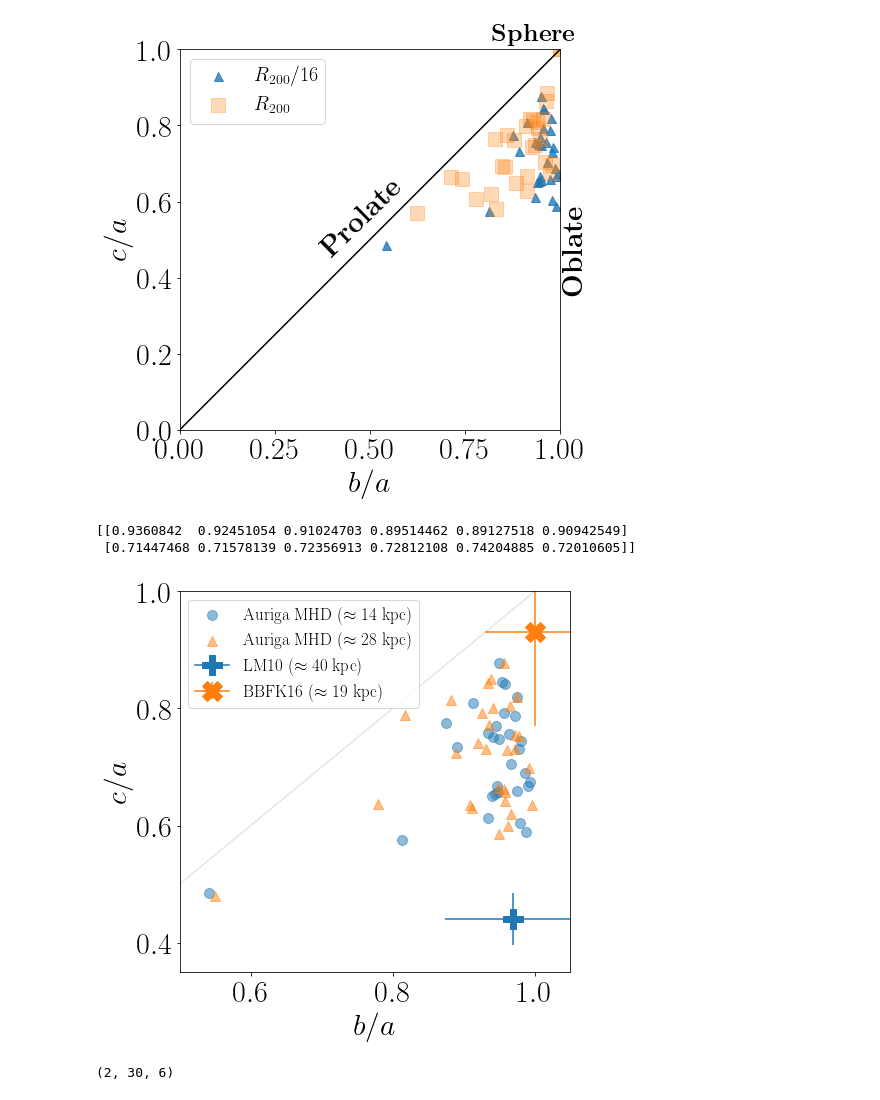
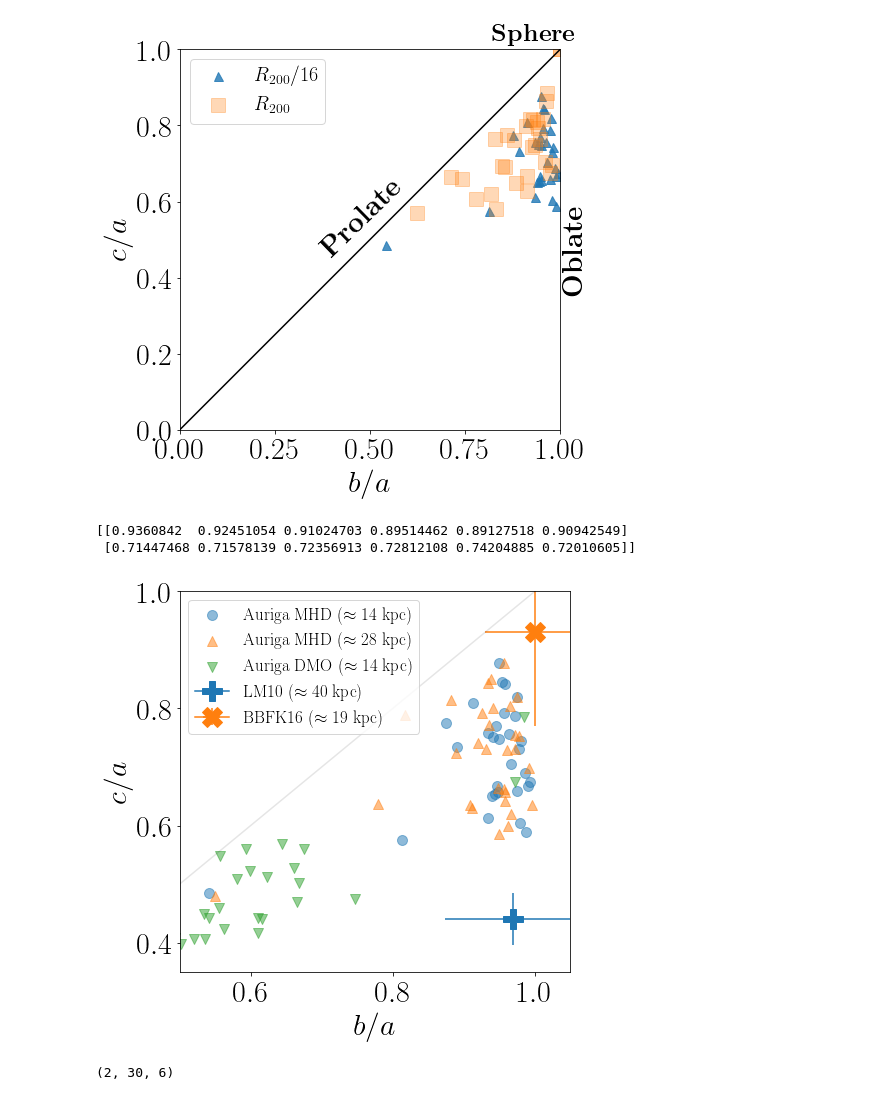
Before and after one commit to jdprada1760/Paper_Halo_shapes, a Jupyter notebook: Code/Triaxial_Plane.ipynb, the cells around one changed output. Cells and saved outputs as stored; diff of their text form; code cells hidden in the pictures.

```diff
--- a/Code/Triaxial_Plane.ipynb
+++ b/Code/Triaxial_Plane.ipynb
@@ -292,7 +292,8 @@ plt.rc('text', usetex=True)
 plt.rc('font', family='serif')
 
 # for the table (PAPER)
-summary = np.array([axe[:,:,1]/axe[:,:,0], axe[:,:,2]/axe[:,:,0]])
+summary = np.array([axesMHD[:,:,1]/axesMHD[:,:,0], axesMHD[:,:,2]/axesMHD[:,:,0]])
+summary_DMO = np.array([axesDM[:,:,1]/axesDM[:,:,0], axesDM[:,:,2]/axesDM[:,:,0]])
 mean = np.mean(summary, axis=1)
 std  = np.std(summary, axis=1)
 print(mean)
@@ -321,6 +322,13 @@ i_radius = 1
 plt.scatter(summary[0,:,i_radius],summary[1,:,i_radius],
             marker='^',s=100,
              label= r"${\rm Auriga\ MHD}\ (\approx 28\ {\rm kpc})$",
+             alpha=0.5) #
+
+
+i_radius = 0
+plt.scatter(summary_DMO[0,:,i_radius],summary_DMO[1,:,i_radius],
+            marker='v',s=100,
+             label= r"${\rm Auriga\ DMO}\ (\approx 14\ {\rm kpc})$",
              alpha=0.5) #
 
 #i_radius = 1
@@ -349,34 +357,34 @@ lm10_q_sigma = 0.097
 lm10_s = 0.44
 lm10_s_sigma = 0.044
 plt.errorbar(lm10_q, lm10_s, xerr=lm10_q_sigma, yerr=lm10_s_sigma,
             marker='P',markersize=20,label= r"${\rm LM10}\ (\approx 40\ {\rm kpc})$",
              alpha=1.0)
 
 bovy_q = 1.0
 bovy_q_sigma = 0.07
 bovy_s = 0.93
 bovy_s_sigma = 0.16
 plt.errorbar(bovy_q, bovy_s, xerr=bovy_q_sigma, yerr=bovy_s_sigma,
             marker='X',markersize=20,label= r"${\rm BBFK16}\ (\approx 19\ {\rm kpc})$",
              alpha=1.0)
 x = np.linspace(0.5, 1.0, 10)
 plt.plot(x,x,color='black', alpha=0.1)
 
 plt.xlim(0.5,1.05)
 plt.ylim(0.35,1.00)
 
 plt.xlabel(r"$b/a$")
 plt.ylabel(r"$c/a$")
 
 #ax.plot([0,1],[0,1],color='black')
 plt.legend(loc=2, fontsize=17)
 #plt.show()
 plot_name = '../Document/triaxiality_observations.pdf'
 plt.savefig(plot_name,bbox_inches='tight')
 # %% [output]
 [[0.9360842  0.92451054 0.91024703 0.89514462 0.89127518 0.90942549]
  [0.71447468 0.71578139 0.72356913 0.72812108 0.74204885 0.72010605]]
-[figure, old version]
+[figure, new version]
 # %%
 print(np.shape(summary[:,:,:]))
 # %% [output]
```
Also changed, not shown: 1 other file.
